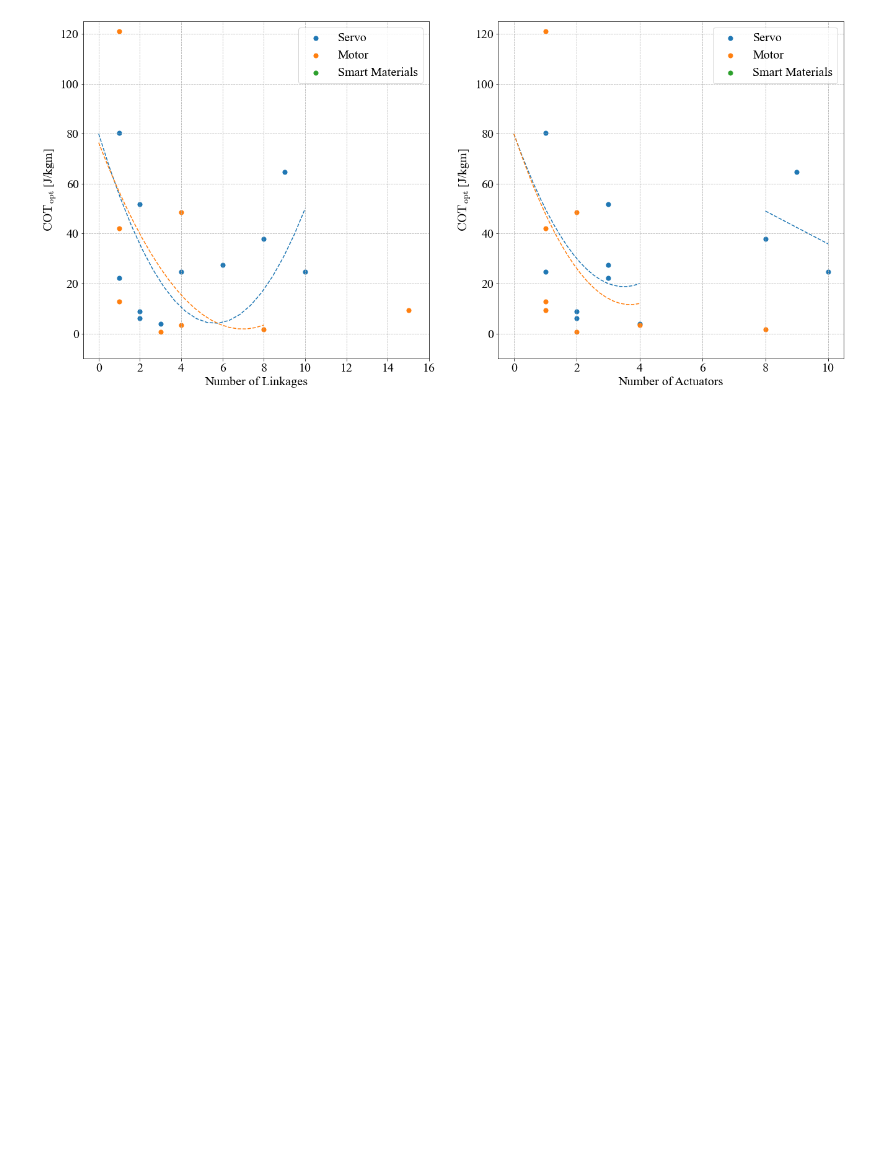
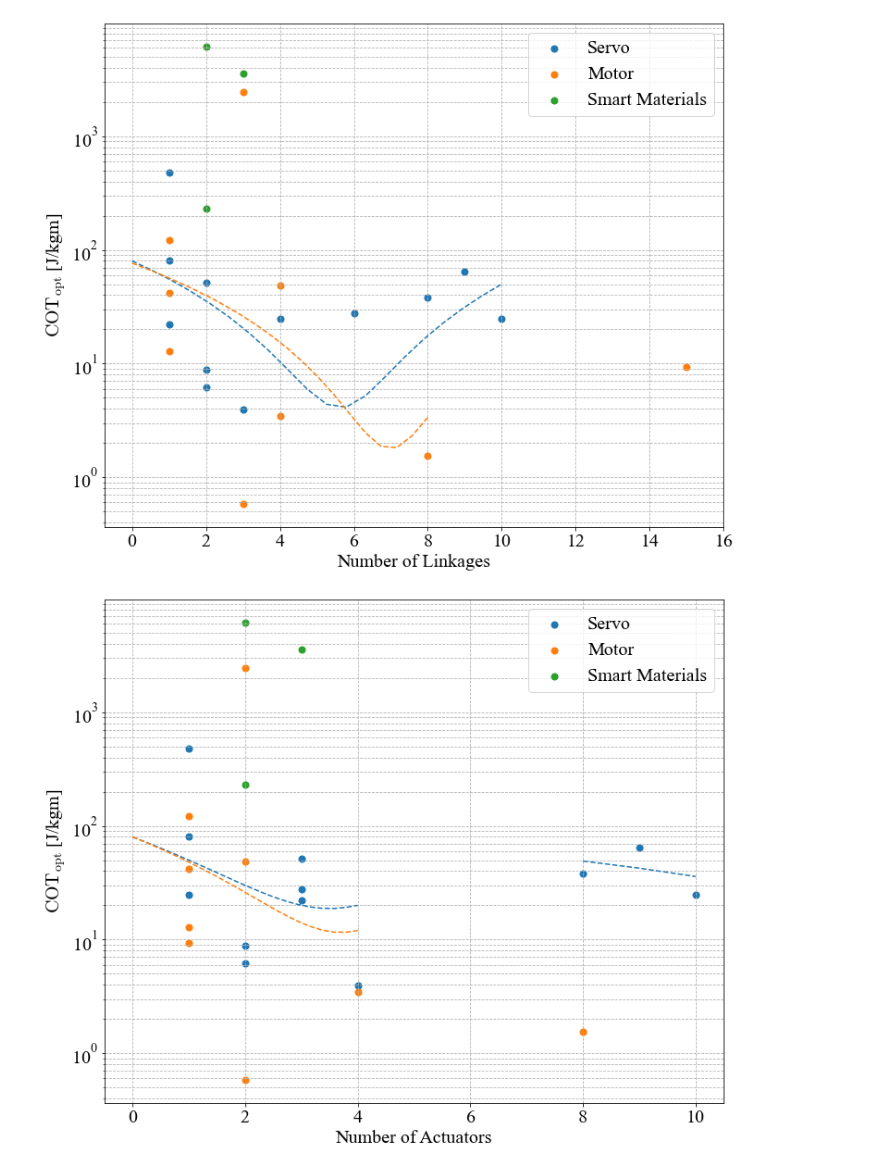
Before and after one commit to michaelcoe/Cost-of-Transport-Estimation, a Jupyter notebook: linkage_study/linkage_plots.ipynb, the cells around one changed output. Cells and saved outputs as stored; diff of their text form; code cells hidden in the pictures; blank space fills up the shorter version.

```diff
--- a/linkage_study/linkage_plots.ipynb
+++ b/linkage_study/linkage_plots.ipynb
@@ -95,8 +97,8 @@ sheets = xlsx.sheet_names
 
 linkage_dfs = [pd.read_excel(xlsx, sheet_name=sheet) for sheet in sheets]
 # %%
-fig2, axs = plt.subplots(1, 2, figsize=(22,10), facecolor='w')
-axs.flatten()
+fig3, ax3 = plt.subplots(figsize=(12,10), facecolor='w')
+fig4, ax4 = plt.subplots(figsize=(12,10), facecolor='w')
 
 for i, name in enumerate(sheets):
     if name != 'Master' and name != 'Rigid Tail' and name != 'Compliant Tail':
@@ -105,64 +107,66 @@ for i, name in enumerate(sheets):
             dx = np.linspace(0, 10, 20)
             dy = 2.4*dx**2 + -27*dx + 80
 
-            axs[0].scatter(linkage_dfs[i]['No Linkages'], linkage_dfs[i]['COTopt [J/kgm]'], marker='o', color='C0', s=marker_size, label=name)
-            axs[0].plot(dx, dy, 'C0--')
+            ax3.scatter(linkage_dfs[i]['No Linkages'], linkage_dfs[i]['COTopt [J/kgm]'], marker='o', color='C0', s=marker_size, label=name)
+            ax3.plot(dx, dy, 'C0--')
         elif name == 'Motor':
             data = linkage_dfs[i][linkage_dfs[i]['No Linkages'] <= 9]
             data = data[data['COTopt [J/kgm]'] < 1e3]
             fit = np.polyfit(data['No Linkages'].values, data['COTopt [J/kgm]'].values, 2)
             poly = np.poly1d(fit)
             dx = np.linspace(0, 8, 20)
 
-            axs[0].scatter(linkage_dfs[i]['No Linkages'], linkage_dfs[i]['COTopt [J/kgm]'], marker='o', color='C1', s=marker_size, label=name)
-            axs[0].plot(dx, poly(dx), 'C1--')
+            ax3.scatter(linkage_dfs[i]['No Linkages'], linkage_dfs[i]['COTopt [J/kgm]'], marker='o', color='C1', s=marker_size, label=name)
+            ax3.plot(dx, poly(dx), 'C1--')
         else:
-            axs[0].scatter(linkage_dfs[i]['No Linkages'], linkage_dfs[i]['COTopt [J/kgm]'], marker='o', color='C2', s=marker_size, label=name)
+            ax3.scatter(linkage_dfs[i]['No Linkages'], linkage_dfs[i]['COTopt [J/kgm]'], marker='o', color='C2', s=marker_size, label=name)
 
 for i, name in enumerate(sheets):
     if name != 'Master' and name != 'Rigid Tail' and name != 'Compliant Tail':
         linkage_dfs[i].sort_values('No Actuators', inplace=True)
         if name == 'Servo':
             low = linkage_dfs[i][linkage_dfs[i]['No Actuators'] <= 6]
             high = linkage_dfs[i][linkage_dfs[i]['No Actuators'] > 6]
 
             dx = np.linspace(0, 4, 20)
             dy = 5*dx**2 - 35*dx + 80
 
             fit_high = np.polyfit(high['No Actuators'].values, high['COTopt [J/kgm]'].values, 1)
             poly_high = np.poly1d(fit_high)
 
-            axs[1].scatter(linkage_dfs[i]['No Actuators'], linkage_dfs[i]['COTopt [J/kgm]'], marker='o', s=marker_size, color='C0', label=name)
-            axs[1].plot(dx, dy, 'C0--')
-            axs[1].plot(high['No Actuators'].values, poly_high(high['No Actuators'].values), 'C0--')
+            ax4.scatter(linkage_dfs[i]['No Actuators'], linkage_dfs[i]['COTopt [J/kgm]'], marker='o', s=marker_size, color='C0', label=name)
+            ax4.plot(dx, dy, 'C0--')
+            ax4.plot(high['No Actuators'].values, poly_high(high['No Actuators'].values), 'C0--')
         elif name == 'Motor':
             data = linkage_dfs[i][linkage_dfs[i]['No Actuators'] <= 7]
             data = data[data['COTopt [J/kgm]'] < 1e3]
 
             dx = np.linspace(0, 4, 20)
             dy = 5*dx**2 - 37*dx + 80
 
-            axs[1].scatter(linkage_dfs[i]['No Actuators'], linkage_dfs[i]['COTopt [J/kgm]'], marker='o', color='C1', s=marker_size, label=name)
-            axs[1].plot(dx, dy, 'C1--')
+            ax4.scatter(linkage_dfs[i]['No Actuators'], linkage_dfs[i]['COTopt [J/kgm]'], marker='o', color='C1', s=marker_size, label=name)
+            ax4.plot(dx, dy, 'C1--')
         else:
-            axs[1].scatter(linkage_dfs[i]['No Actuators'], linkage_dfs[i]['COTopt [J/kgm]'], marker='o', color='C2', s=marker_size, label=name)
+            ax4.scatter(linkage_dfs[i]['No Actuators'], linkage_dfs[i]['COTopt [J/kgm]'], marker='o', color='C2', s=marker_size, label=name)
 
-axs[0].set_xlabel('Number of Linkages')
-axs[0].set_ylabel('$\mathrm{COT_{opt}}$ [J/kgm]')
-axs[0].set_xticks(np.arange(0, 18, 2))
-axs[0].set_ylim([-10, 125])
-axs[0].grid(which='both', linestyle='--')
-axs[0].legend()
-#axs[0].set_yscale('log')
+ax3.set_xlabel('Number of Linkages')
+ax3.set_ylabel('$\mathrm{COT_{opt}}$ [J/kgm]')
+ax3.set_xticks(np.arange(0, 18, 2))
+#ax3.set_ylim([-10, 125])
+ax3.grid(which='both', linestyle='--')
+ax3.legend()
+ax3.set_yscale('log')
 
-axs[1].set_xlabel('Number of Actuators')
-axs[1].set_ylabel('$\mathrm{COT_{opt}}$ [J/kgm]')
-axs[1].set_xticks(np.arange(0, 12, 2))
-axs[1].set_ylim([-10, 125])
-axs[1].grid(which='both', linestyle='--')
-axs[1].legend()
-#axs[1].set_yscale('log')
-fig2.savefig('linkage_cot_master.pdf', facecolor='w', dpi=300)
+ax4.set_xlabel('Number of Actuators')
+ax4.set_ylabel('$\mathrm{COT_{opt}}$ [J/kgm]')
+ax4.set_xticks(np.arange(0, 12, 2))
+#ax4.set_ylim([-10, 125])
+ax4.grid(which='both', linestyle='--')
+ax4.legend()
+ax4.set_yscale('log')
+fig3.savefig('motor_cot_linkages.pdf', facecolor='w', dpi=300, bbox_inches='tight')
+fig4.savefig('motor_cot_actuators.pdf', facecolor='w', dpi=300, bbox_inches='tight')
 # %% [output]
-[figure, old version]
+[figure, new version]
+[figure, added]
 # %%
```
Also changed, not shown: parts of 2 cells of this notebook, 8 other files.
